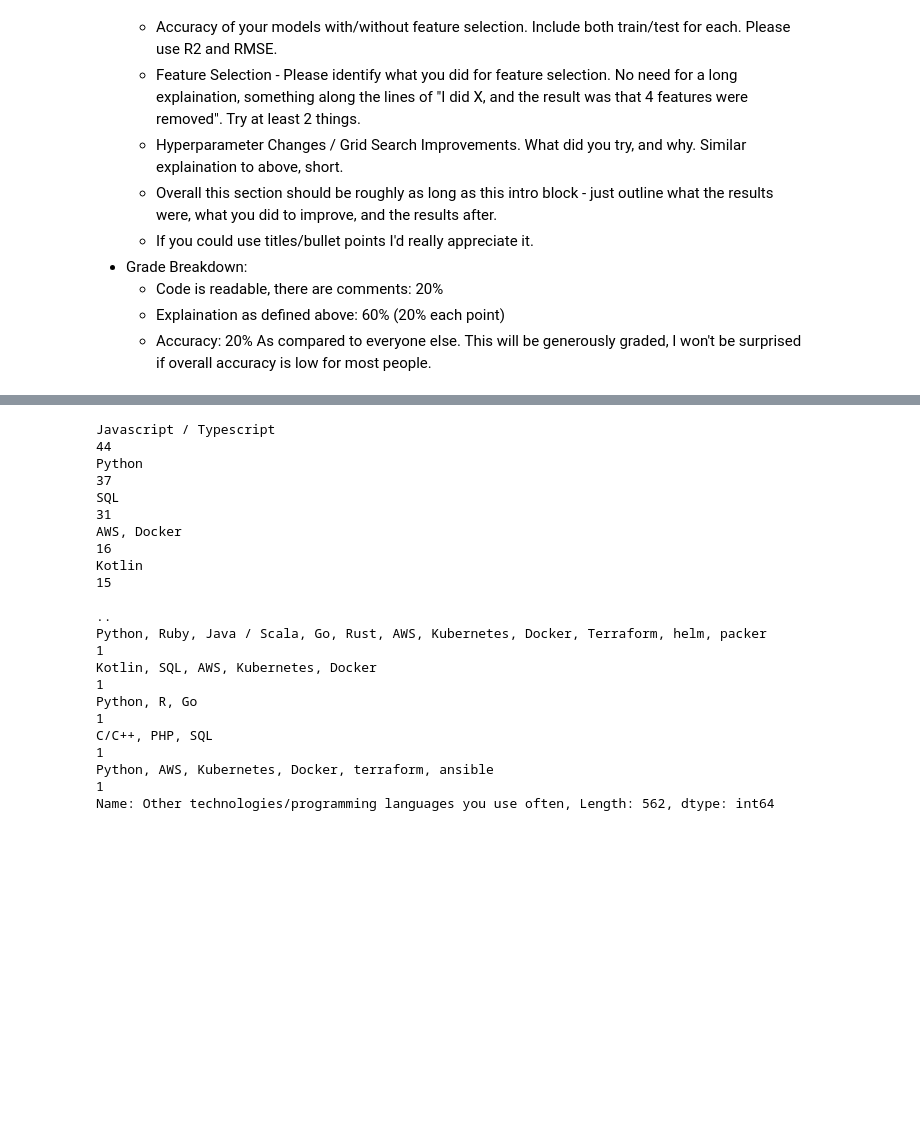
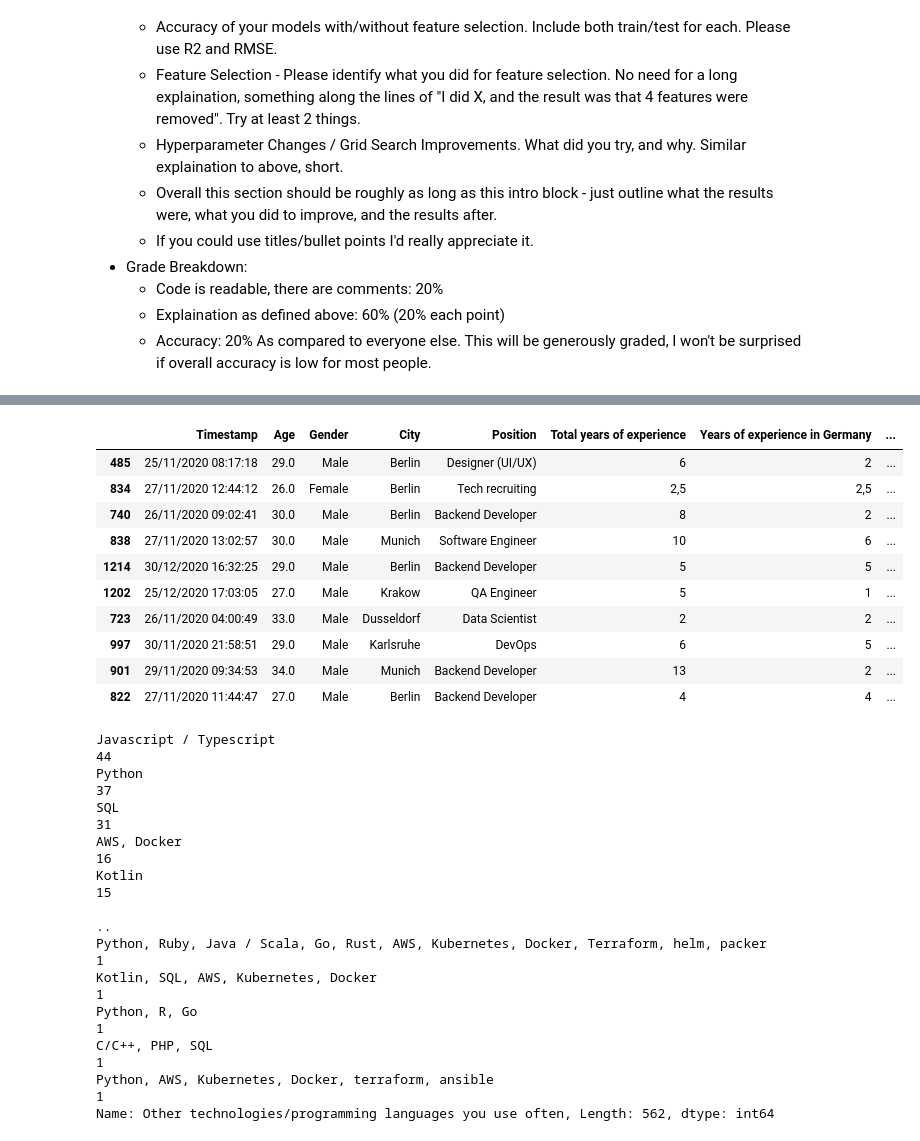
Before and after one commit to zareeiant/ItML_Asn_2_Students, a Jupyter notebook: assignment_2_start.ipynb, the cells around one changed output, grey strips where cells are left out. Saved outputs shown, nothing was run; the diff lists cells and outputs as text; code cells hidden in the pictures; blank space fills up the shorter version.

```diff
--- a/assignment_2_start.ipynb
+++ b/assignment_2_start.ipynb
@@ -74,6 +74,20 @@ df.describe(include="all").T
 | Main language at work | 1237 | 14 | English | 1020 | NaN | NaN | NaN | NaN | NaN | NaN | NaN |
 | Company size | 1235 | 5 | 1000+ | 448 | NaN | NaN | NaN | NaN | NaN | NaN | NaN |
 | Company type | 1228 | 63 | Product | 760 | NaN | NaN | NaN | NaN | NaN | NaN | NaN |
+# %%
+df.sample(10)
+# %% [output]
+|  | Timestamp | Age | Gender | City | Position | Total years of experience | Years of experience in Germany | ... |
+| 485 | 25/11/2020 08:17:18 | 29.0 | Male | Berlin | Designer (UI/UX) | 6 | 2 | ... |
+| 834 | 27/11/2020 12:44:12 | 26.0 | Female | Berlin | Tech recruiting | 2,5 | 2,5 | ... |
+| 740 | 26/11/2020 09:02:41 | 30.0 | Male | Berlin | Backend Developer | 8 | 2 | ... |
+| 838 | 27/11/2020 13:02:57 | 30.0 | Male | Munich | Software Engineer | 10 | 6 | ... |
+| 1214 | 30/12/2020 16:32:25 | 29.0 | Male | Berlin | Backend Developer | 5 | 5 | ... |
+| 1202 | 25/12/2020 17:03:05 | 27.0 | Male | Krakow | QA Engineer | 5 | 1 | ... |
+| 723 | 26/11/2020 04:00:49 | 33.0 | Male | Dusseldorf | Data Scientist | 2 | 2 | ... |
+| 997 | 30/11/2020 21:58:51 | 29.0 | Male | Karlsruhe | DevOps | 6 | 5 | ... |
+| 901 | 29/11/2020 09:34:53 | 34.0 | Male | Munich | Backend Developer | 13 | 2 | ... |
+| 822 | 27/11/2020 11:44:47 | 27.0 | Male | Berlin | Backend Developer | 4 | 4 | ... |
 # %%
 #df.info()
 df["Other technologies/programming languages you use often"].value_counts()
```
Also changed, not shown: parts of 1 cell of this notebook.
